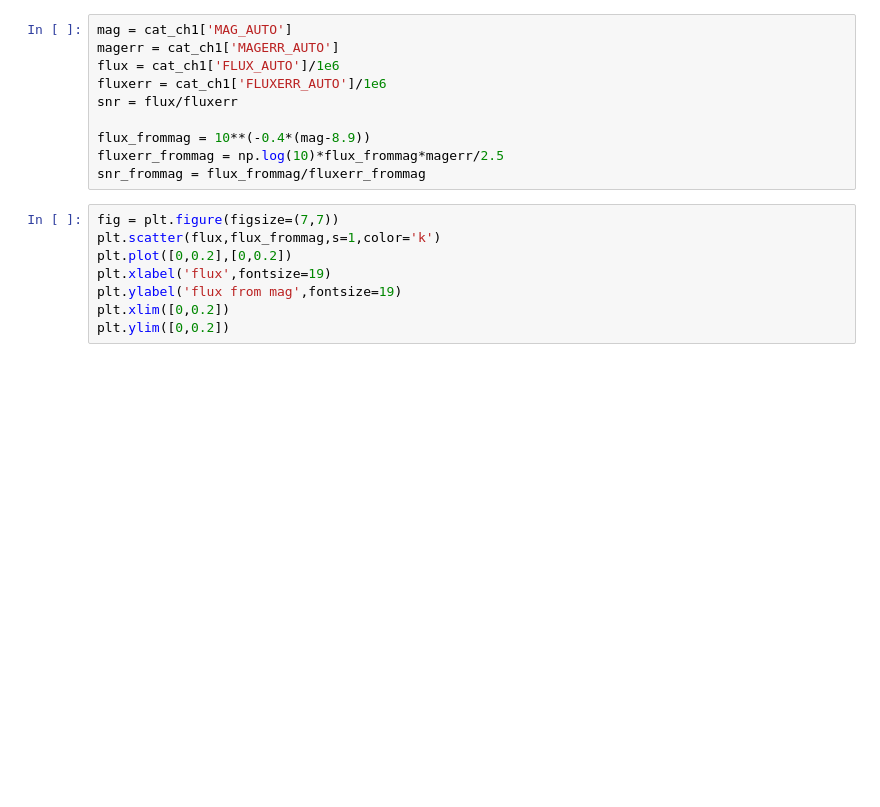
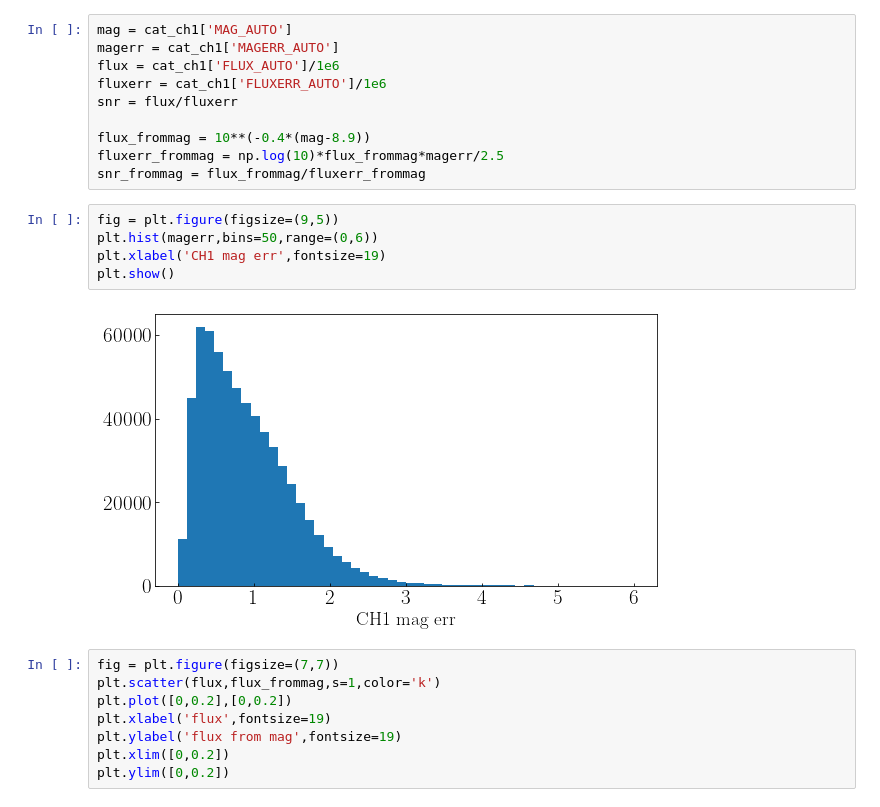
Before and after one commit to LejayChen/massive_gals, a Jupyter notebook: pcat_shiraz_cosmos2020.ipynb, the cells around one changed output. Drawn from its saved outputs; the diff is of its cells as text; blank space fills up the shorter version.

```diff
--- a/pcat_shiraz_cosmos2020.ipynb
+++ b/pcat_shiraz_cosmos2020.ipynb
@@ -76,6 +78,13 @@ snr = flux/fluxerr
 flux_frommag = 10**(-0.4*(mag-8.9))
 fluxerr_frommag = np.log(10)*flux_frommag*magerr/2.5
 snr_frommag = flux_frommag/fluxerr_frommag
+# %%
+fig = plt.figure(figsize=(9,5))
+plt.hist(magerr,bins=50,range=(0,6))
+plt.xlabel('CH1 mag err',fontsize=19)
+plt.show()
+# %% [output]
+[figure, added]
 # %%
 fig = plt.figure(figsize=(7,7))
 plt.scatter(flux,flux_frommag,s=1,color='k')
```
Also changed, not shown: parts of 6 cells of this notebook, 4 other files.
